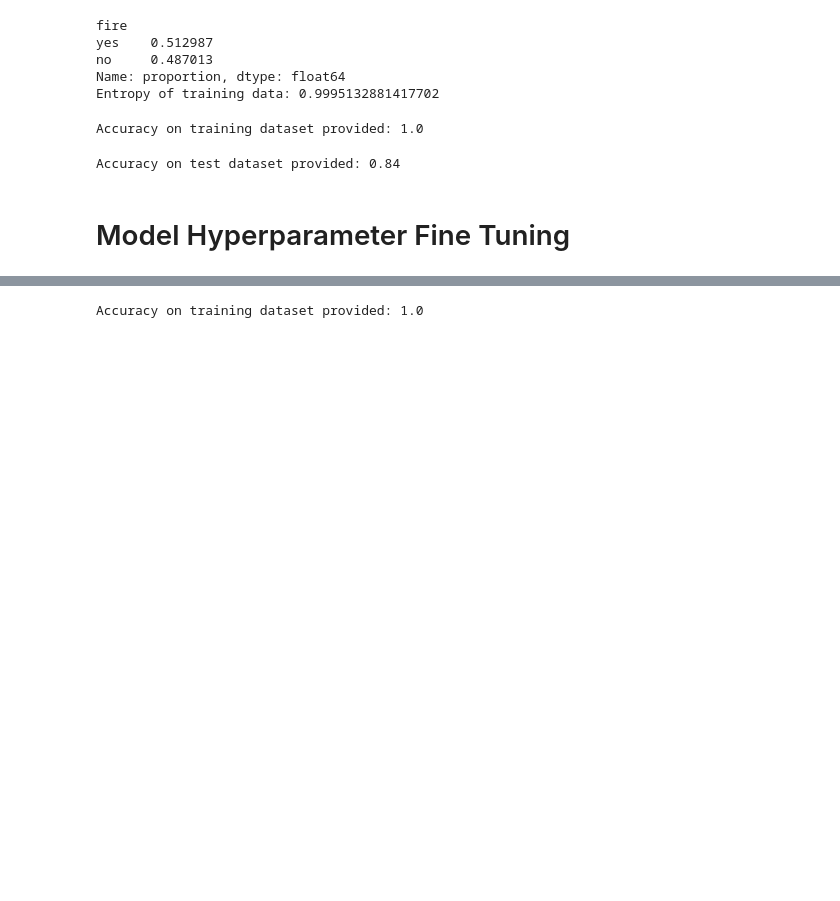
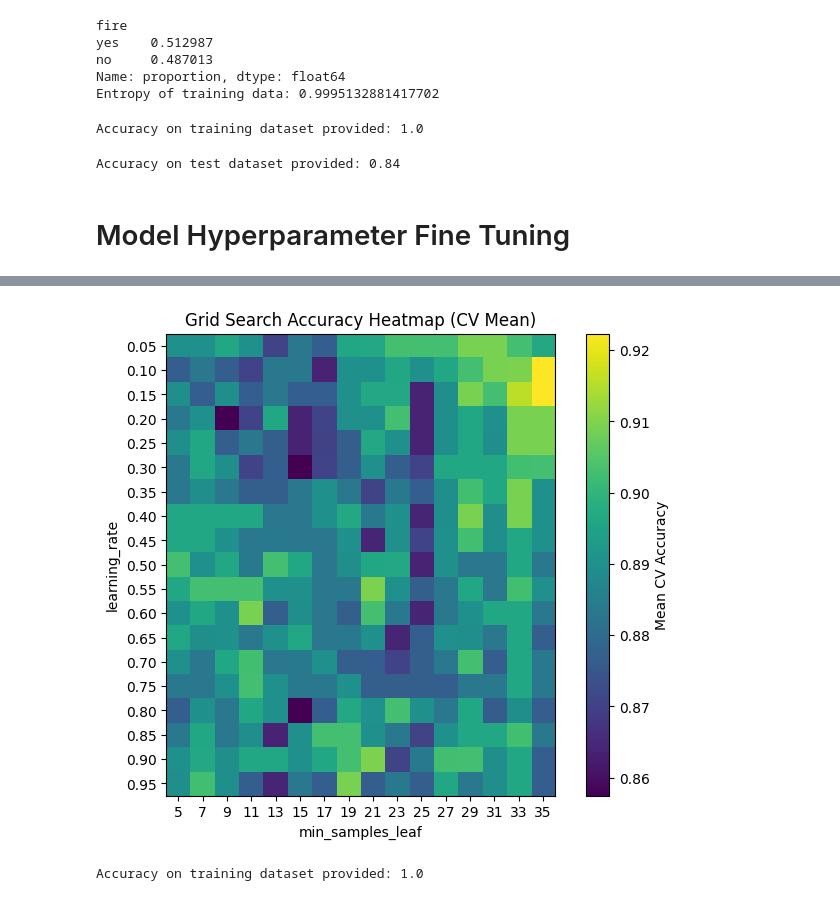
Before and after one commit to G-cae78/Model-Training-ML-1, a Jupyter notebook: HistogramBasedGradientBoosting.ipynb, the cells around one changed output, grey strips where cells are left out. Cells and saved outputs as stored; diff of their text form; code cells hidden in the pictures; blank space fills up the shorter version.

Commit message:
Plot graphs and use gridSearch CV

```diff
--- a/HistogramBasedGradientBoosting.ipynb
+++ b/HistogramBasedGradientBoosting.ipynb
@@ -117,10 +117,12 @@ Entropy of training data: 0.9995132881417702
 from sklearn.ensemble import HistGradientBoostingClassifier
 
 #Model with default settings
-hgbc_model = HistGradientBoostingClassifier()
-hgbc_model.fit(X_training, y_training)
+hbgc_model = HistGradientBoostingClassifier()
+hbgc_model.fit(X_training, y_training)
 
 #Compute accuracy on the training predictions
+hbgc_model.predict(X_training)
+accuracy = hbgc_model.score(X_training, y_training)
 
 print("Accuracy on training dataset provided:", accuracy)
 # %% [output]
@@ -135,3 +137,64 @@ print("Accuracy on test dataset provided:", accuracy)
 Accuracy on test dataset provided: 0.84
 # %% [markdown]
 # Model Hyperparameter Fine Tuning
+# %%
+# Efficient Hyperparameter Search for HistGradientBoostingClassifier
+from sklearn.ensemble import HistGradientBoostingClassifier
+from sklearn.model_selection import GridSearchCV
+from sklearn.metrics import accuracy_score, classification_report
+import numpy as np
+import matplotlib.pyplot as plt
+
+# 1️⃣ Define parameter grid (smaller and realistic to start)
+param_grid = {
+    'learning_rate': np.arange(0.05, 0.99, 0.05),  # 0.05 to 0.5
+    'min_samples_leaf': range(5, 37, 2)            # 5, 10, 15, 20, 25, 30
+}
+
+# 2️⃣ Initialize model
+hgbc = HistGradientBoostingClassifier(random_state=42)
+
+# 3️⃣ Setup GridSearchCV
+grid_search = GridSearchCV(
+    estimator=hgbc,
+    param_grid=param_grid,
+    scoring='accuracy',
+    cv=3,              # 3-fold cross-validation
+    n_jobs=-1,         # use all CPU cores
+    verbose=2          # show progress in console
+)
+
+# 4️⃣ Run grid search on training data
+grid_search.fit(X_training, y_training)
+
+# 5️⃣ Best parameters and scores
+print("\nBest Parameters:", grid_search.best_params_)
+print("Best Cross-Validation Accuracy:", grid_search.best_score_)
+
+# 6️⃣ Evaluate on test set
+best_model = grid_search.best_estimator_
+y_pred = best_model.predict(X_test)
+test_accuracy = accuracy_score(y_test, y_pred)
+
+print("\nTest Set Accuracy:", test_accuracy)
+print("\nClassification Report:\n", classification_report(y_test, y_pred))
+
+# 7️⃣ (Optional) Visualize accuracy heatmap
+results = grid_search.cv_results_
+scores = results['mean_test_score']
+
+# reshape for heatmap
+lr_values = param_grid['learning_rate']
+msl_values = param_grid['min_samples_leaf']
+scores_matrix = np.array(scores).reshape(len(lr_values), len(msl_values))
+
+plt.figure(figsize=(8, 6))
+plt.imshow(scores_matrix, interpolation='nearest', cmap='viridis')
+plt.colorbar(label='Mean CV Accuracy')
+plt.xticks(np.arange(len(msl_values)), msl_values)
+plt.yticks(np.arange(len(lr_values)), [f"{lr:.2f}" for lr in lr_values])
+plt.xlabel('min_samples_leaf')
+plt.ylabel('learning_rate')
+plt.title('Grid Search Accuracy Heatmap (CV Mean)')
+plt.show()
+# %% [output]
@@ -138 +218,2 @@ Accuracy on test dataset provided: 0.84
+[figure, added]
 # %%
```
Also changed, not shown: parts of 6 cells of this notebook, 2 other files.
